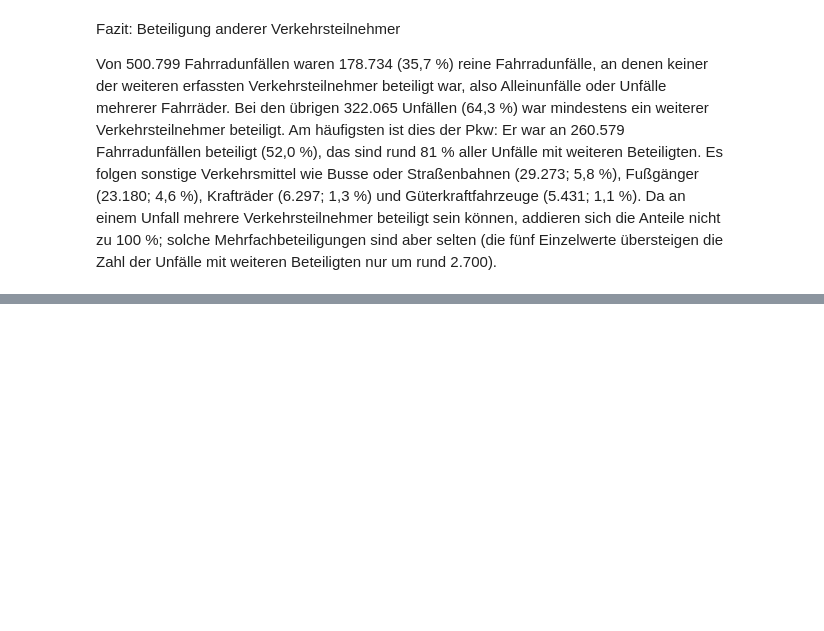
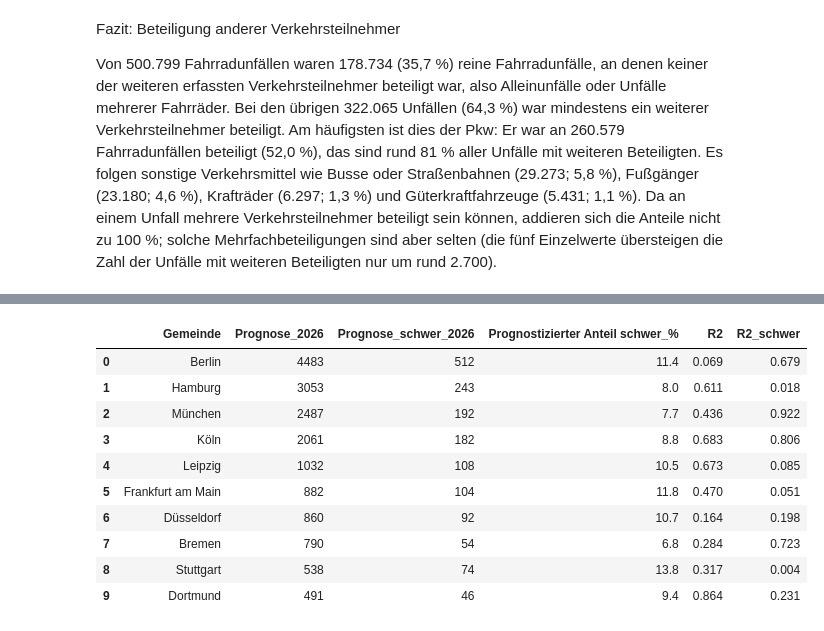
Before and after one commit to RogovaNatalia/Unfallorte_Projekt, a Jupyter notebook: analyse.ipynb, the cells around one changed output, grey strips where cells are left out. Cells and saved outputs as stored; diff of their text form; code cells hidden in the pictures; blank space fills up the shorter version.

```diff
--- a/analyse.ipynb
+++ b/analyse.ipynb
@@ -1159,0 +1502,40 @@ Von 500.799 Fahrradunfällen waren 178.734 (35,7 %) reine Fahrradunfälle, an de
+# %%
+# 5.9: Prognosen für alle und schwere Fahrradunfälle zusammenführen
+vergleich_prognosen = prognosen_alle.merge(
+    prognosen_schwer,
+    on="Gemeinde",
+    how="inner"
+)
+
+# Anteil schwerer Unfälle an der prognostizierten Gesamtzahl in Prozent
+vergleich_prognosen["Prognostizierter Anteil schwer_%"] = (
+    vergleich_prognosen["Prognose_schwer_2026"]
+    / vergleich_prognosen["Prognose_2026"]
+    * 100
+).round(1)
+
+# Benötigte Spalten auswählen und nach der Gesamtprognose sortieren
+vergleich_prognosen = vergleich_prognosen[
+    [
+        "Gemeinde",
+        "Prognose_2026",
+        "Prognose_schwer_2026",
+        "Prognostizierter Anteil schwer_%",
+        "R2",
+        "R2_schwer",
+    ]
+].sort_values("Prognose_2026", ascending=False)
+
+display(vergleich_prognosen.reset_index(drop=True))
+# %% [output]
+|  | Gemeinde | Prognose_2026 | Prognose_schwer_2026 | Prognostizierter Anteil schwer_% | R2 | R2_schwer |
+| 0 | Berlin | 4483 | 512 | 11.4 | 0.069 | 0.679 |
+| 1 | Hamburg | 3053 | 243 | 8.0 | 0.611 | 0.018 |
+| 2 | München | 2487 | 192 | 7.7 | 0.436 | 0.922 |
+| 3 | Köln | 2061 | 182 | 8.8 | 0.683 | 0.806 |
+| 4 | Leipzig | 1032 | 108 | 10.5 | 0.673 | 0.085 |
+| 5 | Frankfurt am Main | 882 | 104 | 11.8 | 0.470 | 0.051 |
+| 6 | Düsseldorf | 860 | 92 | 10.7 | 0.164 | 0.198 |
+| 7 | Bremen | 790 | 54 | 6.8 | 0.284 | 0.723 |
+| 8 | Stuttgart | 538 | 74 | 13.8 | 0.317 | 0.004 |
+| 9 | Dortmund | 491 | 46 | 9.4 | 0.864 | 0.231 |
```
Also changed, not shown: parts of 13 cells of this notebook, 2 other files.
